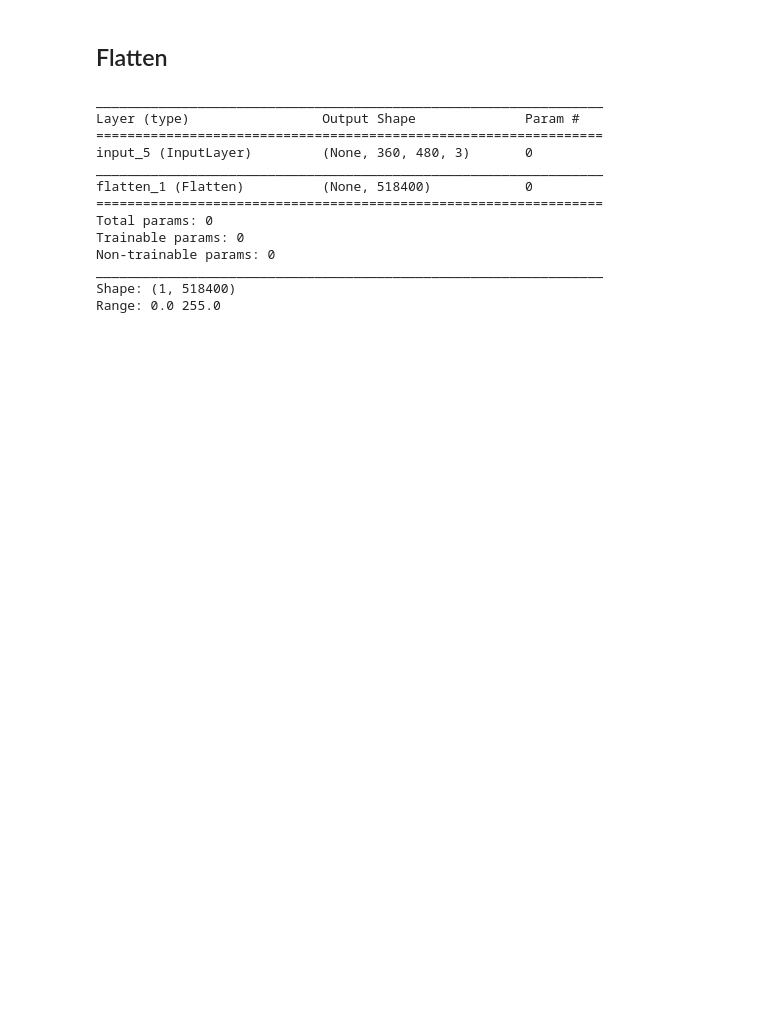
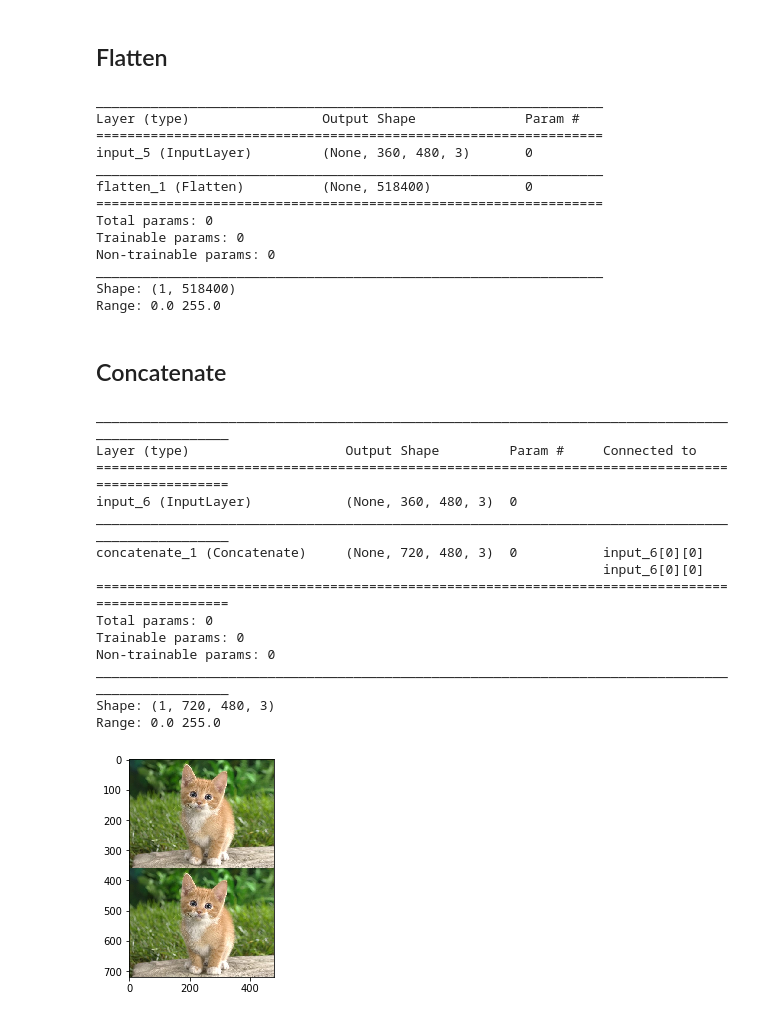
Before and after one commit to senbong87/keras_study, a Jupyter notebook: layer_studies.ipynb, the cells around one changed output. Cells and saved outputs as stored; diff of their text form; code cells hidden in the pictures; blank space fills up the shorter version.

Commit message:
Add concatenate layer

```diff
--- a/layer_studies.ipynb
+++ b/layer_studies.ipynb
@@ -174,3 +175,35 @@ Non-trainable params: 0
 _________________________________________________________________
 Shape: (1, 518400)
 Range: 0.0 255.0
+# %% [markdown]
+## Concatenate
+# %%
+# construct model
+input_tensor = Input(shape=(360, 480, 3))
+output = concatenate([input_tensor, input_tensor], axis=1)
+model = Model(input_tensor, output)
+
+# display architecture
+model.summary()
+
+# show image
+y = model.predict(X[np.newaxis,:,:,:])
+print "Shape:", y.shape
+print "Range:", y.min(), y.max()
+plt.imshow(255*y[0]);
+# %% [output]
+__________________________________________________________________________________________________
+Layer (type)                    Output Shape         Param #     Connected to
+==================================================================================================
+input_6 (InputLayer)            (None, 360, 480, 3)  0
+__________________________________________________________________________________________________
+concatenate_1 (Concatenate)     (None, 720, 480, 3)  0           input_6[0][0]
+                                                                 input_6[0][0]
+==================================================================================================
+Total params: 0
+Trainable params: 0
+Non-trainable params: 0
+__________________________________________________________________________________________________
+Shape: (1, 720, 480, 3)
+Range: 0.0 255.0
+[figure, added]
```
Also changed, not shown: parts of 3 cells of this notebook.
